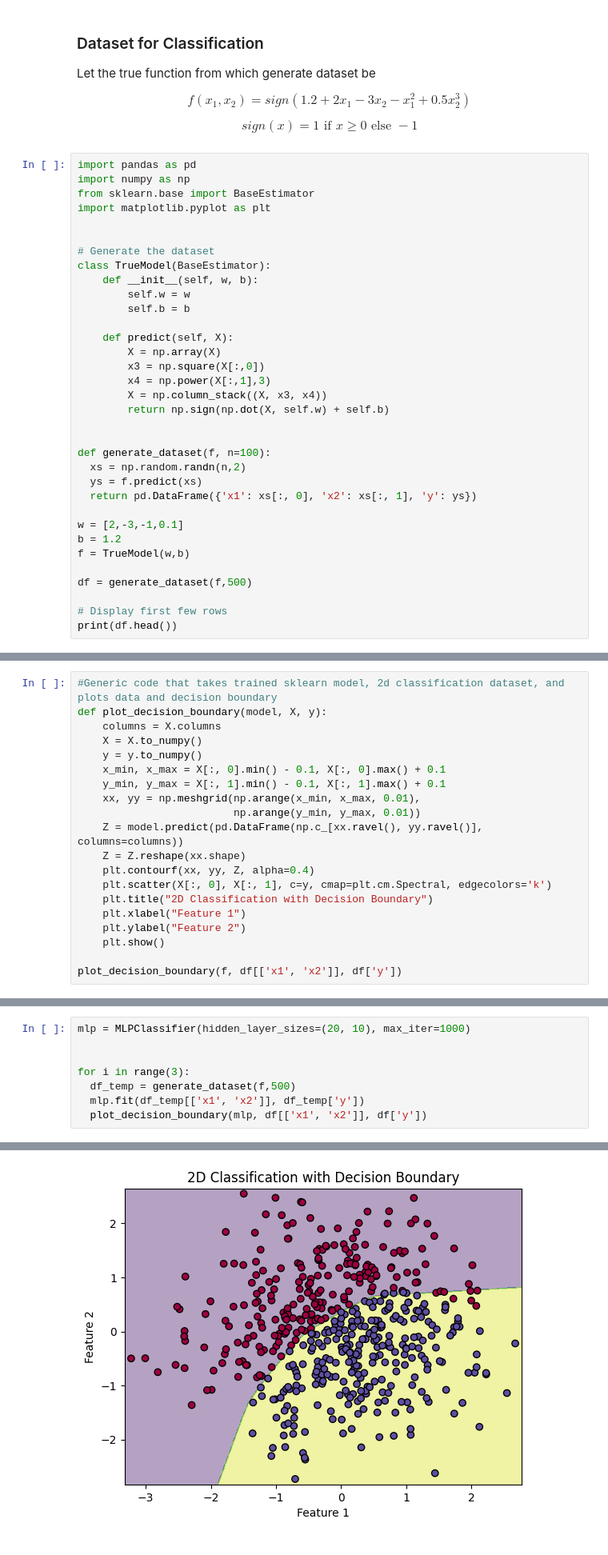
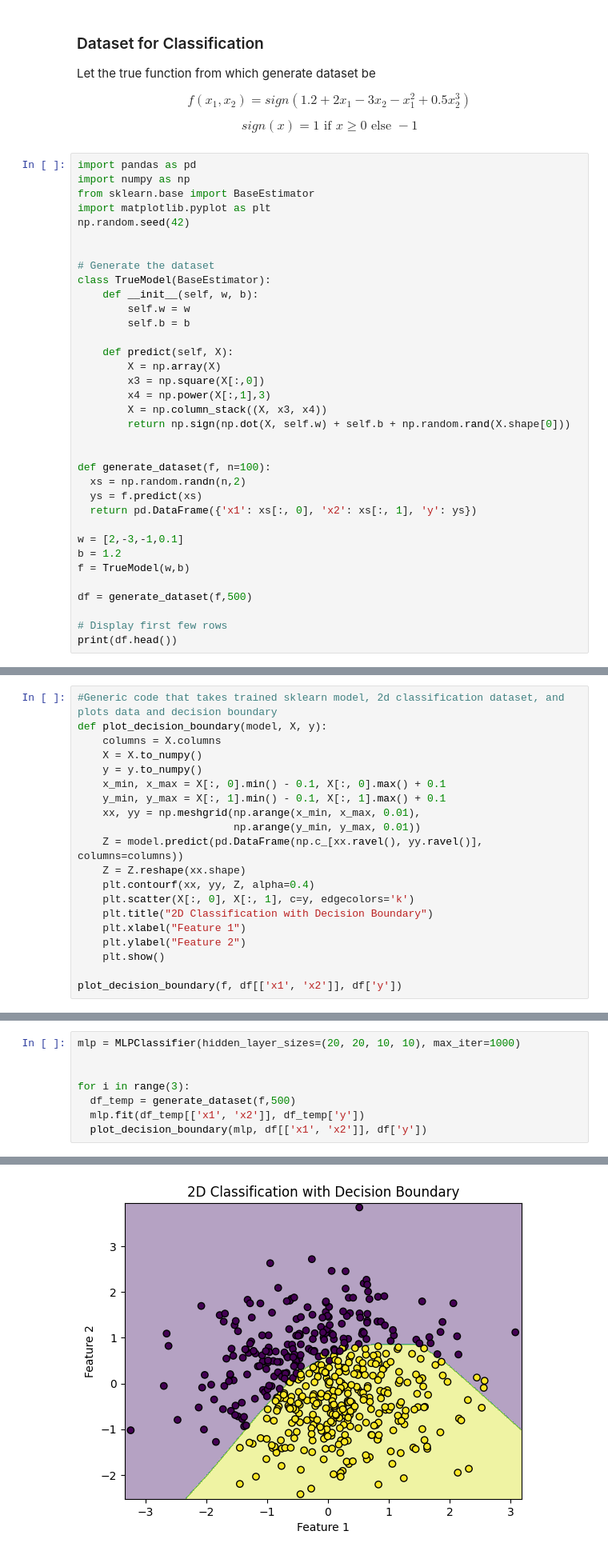
Before and after one commit to Av01/DS-Basics, a Jupyter notebook: session2/Session_2_Overview_of_Machine_Learning.ipynb, the cells around one changed output, grey strips where cells are left out. Shown at 80% size. Cells and saved outputs as stored; diff of their text form.

Commit message:
Added random seed

```diff
--- a/session2/Session_2_Overview_of_Machine_Learning.ipynb
+++ b/session2/Session_2_Overview_of_Machine_Learning.ipynb
@@ -105,6 +105,7 @@ import pandas as pd
 import numpy as np
 from sklearn.base import BaseEstimator
 import matplotlib.pyplot as plt
+np.random.seed(42)
 
 
 # Generate the dataset
@@ -118,7 +119,7 @@ class TrueModel(BaseEstimator):
         x3 = np.square(X[:,0])
         x4 = np.power(X[:,1],3)
         X = np.column_stack((X, x3, x4))
-        return np.sign(np.dot(X, self.w) + self.b)
+        return np.sign(np.dot(X, self.w) + self.b + np.random.rand(X.shape[0]))
 
 
 def generate_dataset(f, n=100):
@@ -154,7 +155,7 @@ def plot_decision_boundary(model, X, y):
     Z = model.predict(pd.DataFrame(np.c_[xx.ravel(), yy.ravel()], columns=columns))
     Z = Z.reshape(xx.shape)
     plt.contourf(xx, yy, Z, alpha=0.4)
-    plt.scatter(X[:, 0], X[:, 1], c=y, cmap=plt.cm.Spectral, edgecolors='k')
+    plt.scatter(X[:, 0], X[:, 1], c=y, edgecolors='k')
     plt.title("2D Classification with Decision Boundary")
     plt.xlabel("Feature 1")
     plt.ylabel("Feature 2")
@@ -336,5 +368,5 @@ plot_decision_boundary(mlp, df[['x1', 'x2']], df['y'])
 # %%
-mlp = MLPClassifier(hidden_layer_sizes=(20, 10), max_iter=1000)
+mlp = MLPClassifier(hidden_layer_sizes=(20, 20, 10, 10), max_iter=1000)
 
 
 for i in range(3):
@@ -347,4 +379,4 @@ for i in range(3):
-[figure, old version]
+[figure, new version]
 # %% [markdown]
 ## Training and Evaluation
 
```
Also changed, not shown: parts of 25 cells of this notebook.
